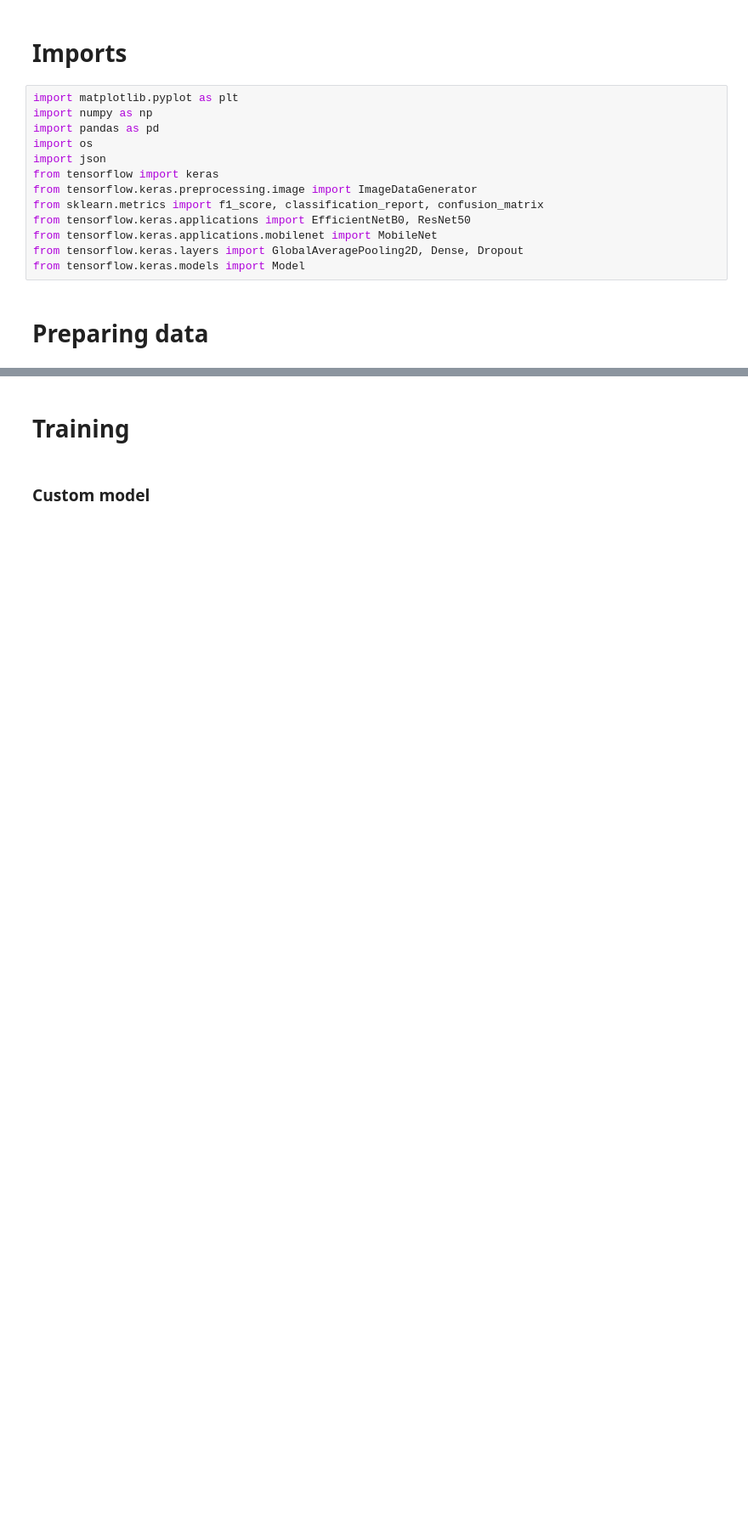
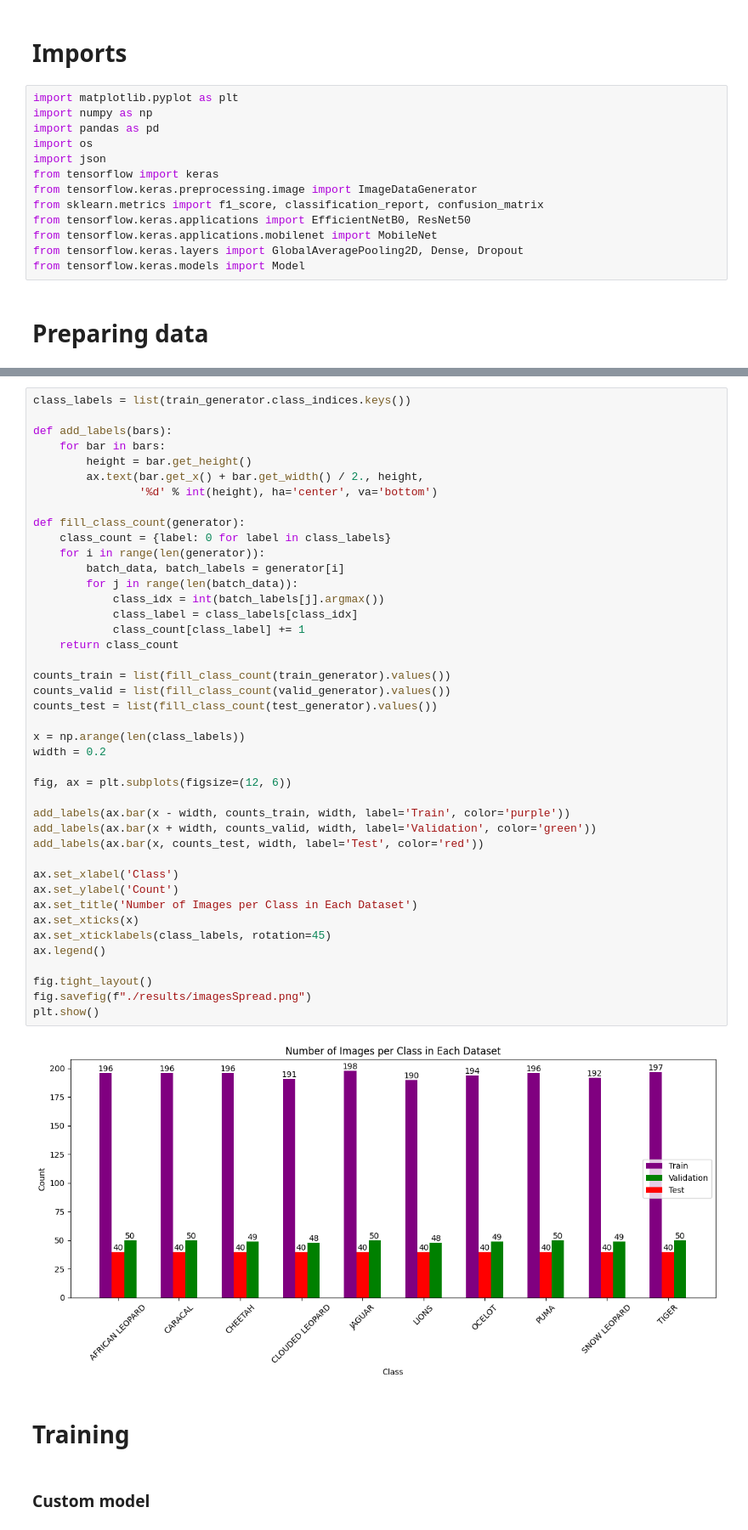
Before and after one commit to Pukazec/ComputerVision, a Jupyter notebook: myCode.ipynb, the cells around one changed output, grey strips where cells are left out. Shown at 85% size. Drawn from its saved outputs; the diff is of its cells as text; blank space fills up the shorter version.

```diff
--- a/myCode.ipynb
+++ b/myCode.ipynb
@@ -93,5 +93,49 @@ Found 675 images belonging to 10 classes.
 Found 400 images belonging to 10 classes.
 Class names: ['AFRICAN LEOPARD', 'CARACAL', 'CHEETAH', 'CLOUDED LEOPARD', 'JAGUAR', 'LIONS', 'OCELOT', 'PUMA', 'SNOW LEOPARD', 'TIGER']
+# %%
+class_labels = list(train_generator.class_indices.keys())
+
+def add_labels(bars):
+    for bar in bars:
+        height = bar.get_height()
+        ax.text(bar.get_x() + bar.get_width() / 2., height,
+                '%d' % int(height), ha='center', va='bottom')
+
+def fill_class_count(generator):
+    class_count = {label: 0 for label in class_labels}
+    for i in range(len(generator)):
+        batch_data, batch_labels = generator[i]
+        for j in range(len(batch_data)):
+            class_idx = int(batch_labels[j].argmax())
+            class_label = class_labels[class_idx]
+            class_count[class_label] += 1
+    return class_count
+
+counts_train = list(fill_class_count(train_generator).values())
+counts_valid = list(fill_class_count(valid_generator).values())
+counts_test = list(fill_class_count(test_generator).values())
+
+x = np.arange(len(class_labels))
+width = 0.2
+
+fig, ax = plt.subplots(figsize=(12, 6))
+
+add_labels(ax.bar(x - width, counts_train, width, label='Train', color='purple'))
+add_labels(ax.bar(x + width, counts_valid, width, label='Validation', color='green'))
+add_labels(ax.bar(x, counts_test, width, label='Test', color='red'))
+
+ax.set_xlabel('Class')
+ax.set_ylabel('Count')
+ax.set_title('Number of Images per Class in Each Dataset')
+ax.set_xticks(x)
+ax.set_xticklabels(class_labels, rotation=45)
+ax.legend()
+
+fig.tight_layout()
+fig.savefig(f"./results/imagesSpread.png")
+plt.show()
+# %% [output]
+[figure, added]
 # %% [markdown]
 # Training
 # %% [markdown]
```
Also changed, not shown: parts of 14 cells of this notebook, 24 other files.
